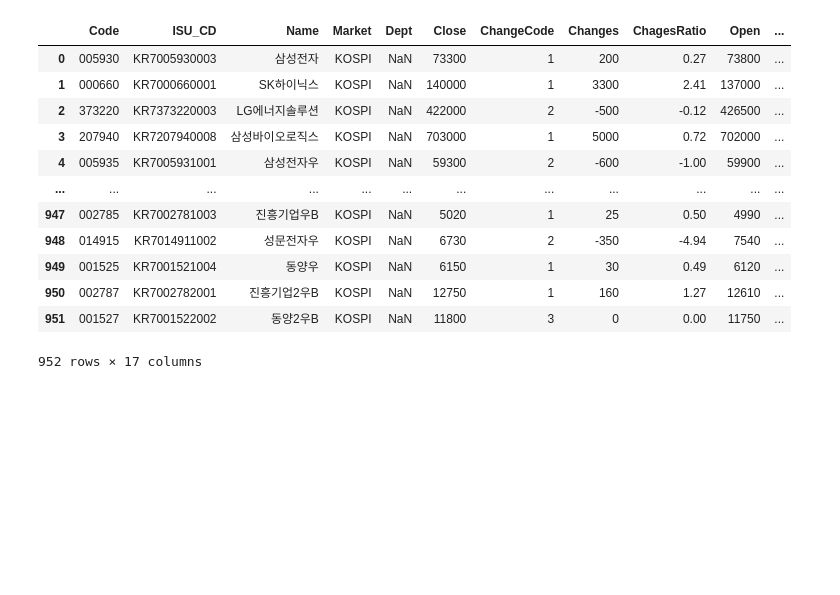
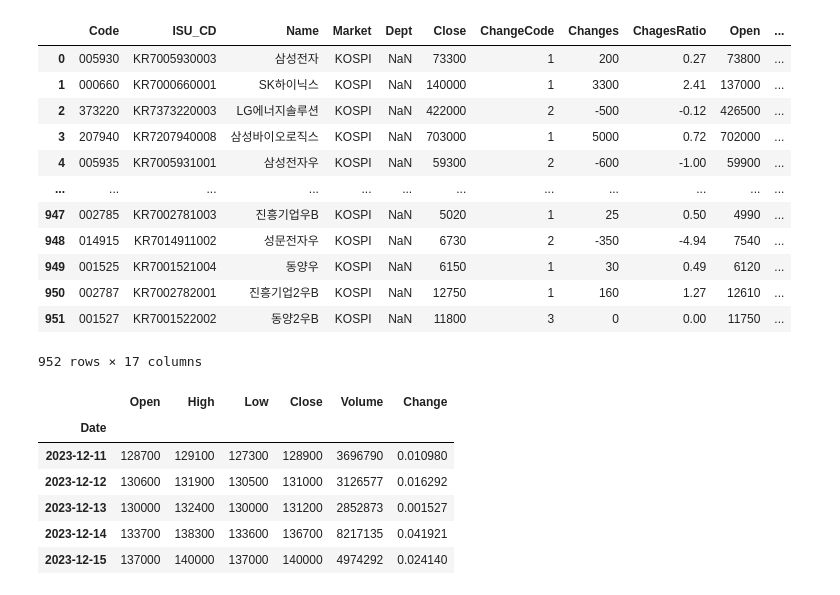
Before and after one commit to tnounwy21/ML-23-2-, a Jupyter notebook: 금융_데이터_불러오기.ipynb, the cells around one changed output. Cells and saved outputs as stored; diff of their text form; code cells hidden in the pictures; blank space fills up the shorter version.

```diff
--- a/금융_데이터_불러오기.ipynb
+++ b/금융_데이터_불러오기.ipynb
@@ -118,3 +118,14 @@ pd.read_csv("kospi.csv")
 | 950 | 002787 | KR7002782001 | 진흥기업2우B | KOSPI | NaN | 12750 | 1 | 160 | 1.27 | 12610 | ... |
 | 951 | 001527 | KR7001522002 | 동양2우B | KOSPI | NaN | 11800 | 3 | 0 | 0.00 | 11750 | ... |
 952 rows × 17 columns
+# %%
+df1= fdr.DataReader("000660", "2023")
+df1.tail()
+# %% [output]
+|  | Open | High | Low | Close | Volume | Change |
+| Date |  |  |  |  |  |  |
+| 2023-12-11 | 128700 | 129100 | 127300 | 128900 | 3696790 | 0.010980 |
+| 2023-12-12 | 130600 | 131900 | 130500 | 131000 | 3126577 | 0.016292 |
+| 2023-12-13 | 130000 | 132400 | 130000 | 131200 | 2852873 | 0.001527 |
+| 2023-12-14 | 133700 | 138300 | 133600 | 136700 | 8217135 | 0.041921 |
+| 2023-12-15 | 137000 | 140000 | 137000 | 140000 | 4974292 | 0.024140 |
```
Also changed, not shown: parts of 1 cell of this notebook.
